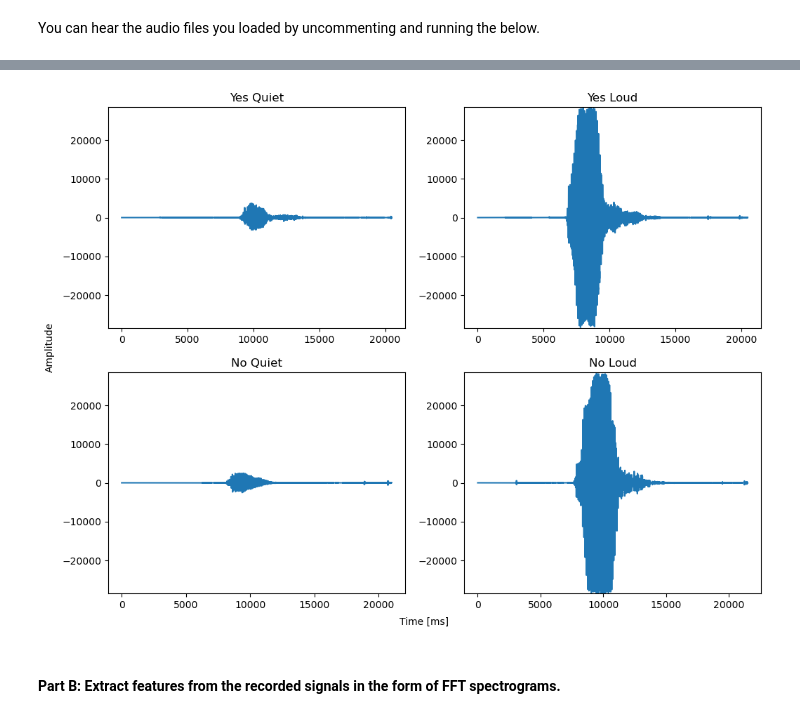
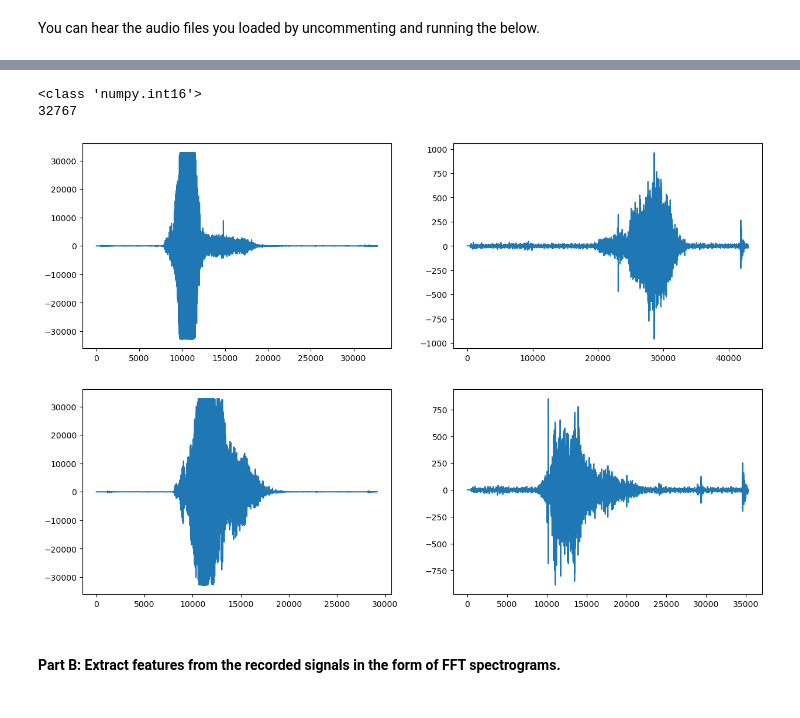
Before and after one commit to FarsanBaloo/DVA256, a Jupyter notebook: EXERCISE3/Exercise 3.ipynb, the cells around one changed output, grey strips where cells are left out. Cells and saved outputs as stored; diff of their text form; code cells hidden in the pictures.

```diff
--- a/EXERCISE3/Exercise 3.ipynb
+++ b/EXERCISE3/Exercise 3.ipynb
@@ -766,16 +783,27 @@ Audio(audio['no_loud'], rate = rate['no_loud'])
 # %%
 
-fig, ((ax1, ax2), (ax3, ax4)) = plt.subplots(nrows = 2, ncols = 2)
+fig, ((ax1, ax2), (ax3, ax4)) = plt.subplots(nrows = 2, ncols = 2, figsize = (15, 10))
 
-max_val = max(np.append(np.append(np.append(audio['yes_loud'], audio['yes_quiet']), audio['no_loud']), audio['no_quiet']))
+max_val = np.max(np.append(np.append(np.append(audio['yes_loud'], audio['yes_quiet']), audio['no_loud']), audio['no_quiet']))
 
 ##################################################################################
 #   Write the code here to visualise the signals in plot like shown below        #
 ##################################################################################
+print(type(max_val))
+print(max_val)
+
+
+ax1.plot(audio['yes_loud'])
+ax2.plot(audio['yes_quiet'])
+ax3.plot(audio['no_loud'])
+ax4.plot(audio['no_quiet'])
+
 
 plt.show()
 # %% [output]
+<class 'numpy.int16'>
+32767
-[figure, old version]
+[figure, new version]
 # %% [markdown]
 #### <strong>Part B:</strong> Extract features from the recorded signals in the form of FFT spectrograms.
 # %%
```
Also changed, not shown: parts of 8 cells of this notebook, 4 other files.
